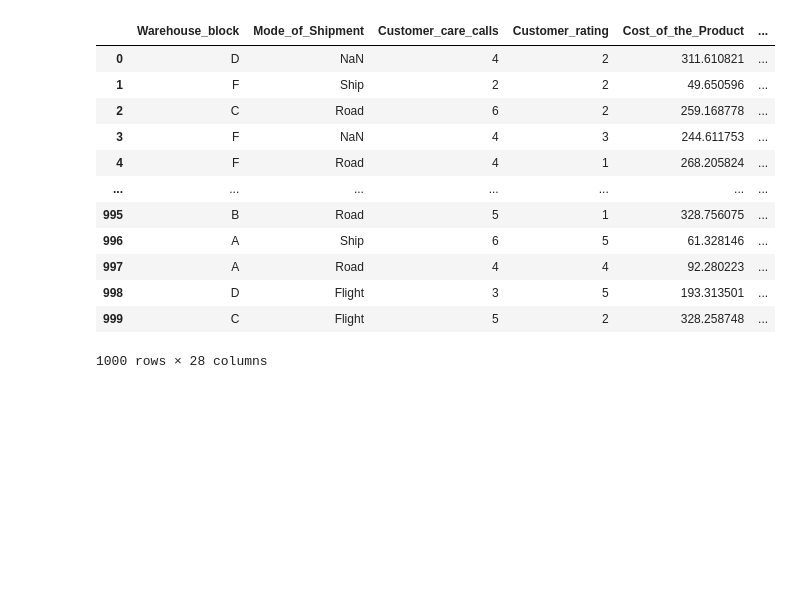
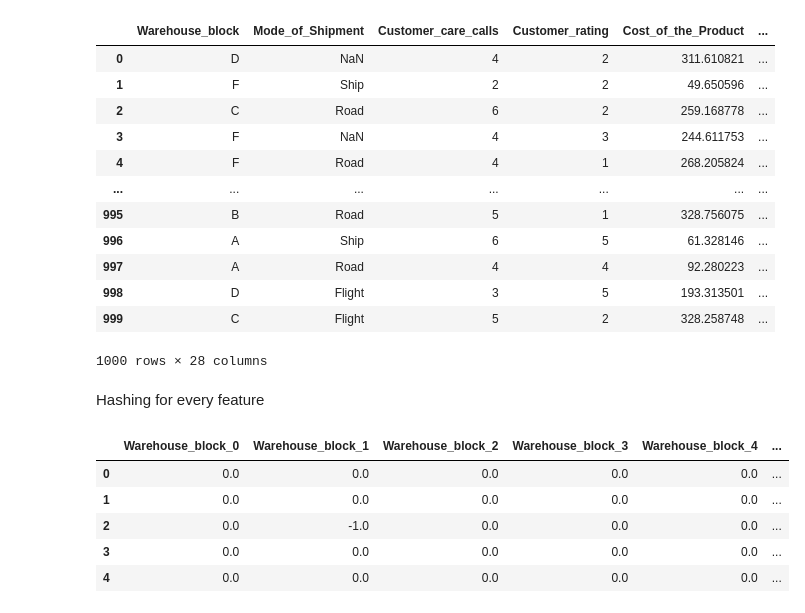
Before and after one commit to mailech/ShipmentSure-Predicting-On-Time-Delivery-Using-Supplier-Data, a Jupyter notebook: Assignment Pseudocode/Assignment(Feature Hashing and Feature Generation).ipynb, the cells around one changed output. Cells and saved outputs as stored; diff of their text form; code cells hidden in the pictures; blank space fills up the shorter version.

```diff
--- a/Assignment Pseudocode/Assignment(Feature Hashing and Feature Generation).ipynb
+++ b/Assignment Pseudocode/Assignment(Feature Hashing and Feature Generation).ipynb
@@ -69,3 +69,25 @@ data4
 | 998 | D | Flight | 3 | 5 | 193.313501 | ... |
 | 999 | C | Flight | 5 | 2 | 328.258748 | ... |
 1000 rows × 28 columns
+# %% [markdown]
+Hashing for every feature
+# %%
+hasher = FeatureHasher(n_features=10, input_type="string")
+
+hashed = hasher.transform(
+    data2["Warehouse_block"].apply(lambda x: [x])
+)
+
+hashed_df = pd.DataFrame(
+    hashed.toarray(),
+    columns=[f"Warehouse_block_{i}" for i in range(10)]
+)
+
+hashed_df.head()
+# %% [output]
+|  | Warehouse_block_0 | Warehouse_block_1 | Warehouse_block_2 | Warehouse_block_3 | Warehouse_block_4 | ... |
+| 0 | 0.0 | 0.0 | 0.0 | 0.0 | 0.0 | ... |
+| 1 | 0.0 | 0.0 | 0.0 | 0.0 | 0.0 | ... |
+| 2 | 0.0 | -1.0 | 0.0 | 0.0 | 0.0 | ... |
+| 3 | 0.0 | 0.0 | 0.0 | 0.0 | 0.0 | ... |
+| 4 | 0.0 | 0.0 | 0.0 | 0.0 | 0.0 | ... |
```
Also changed, not shown: parts of 2 cells of this notebook.
